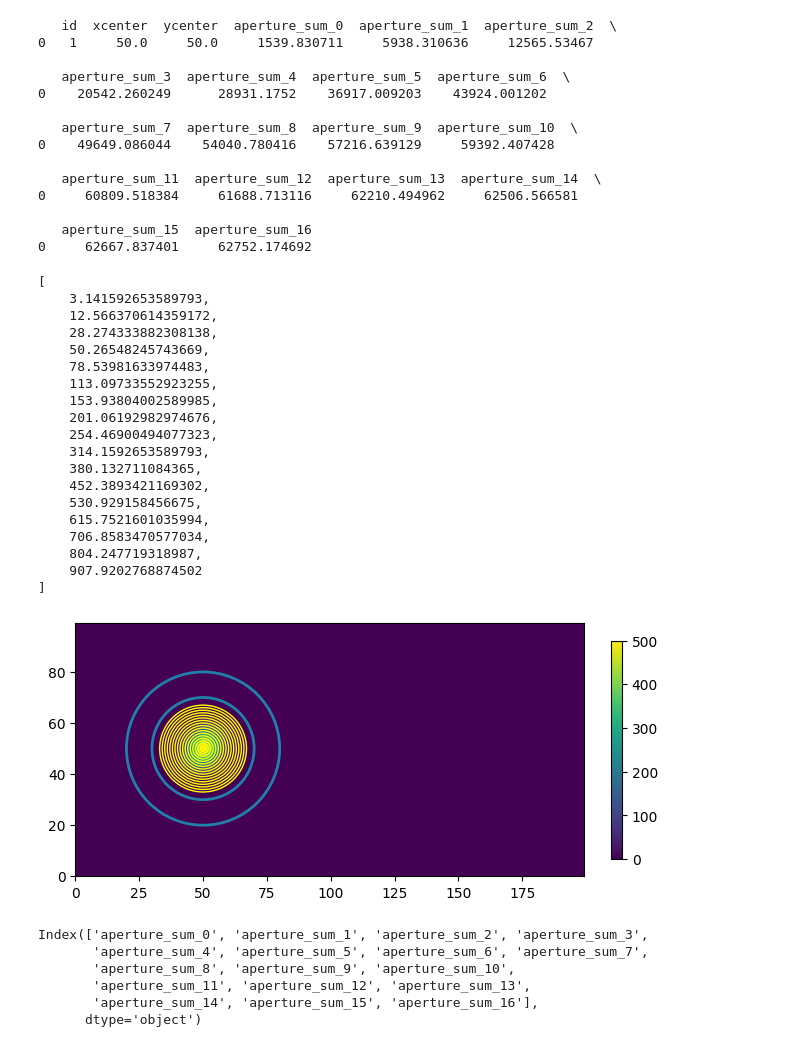
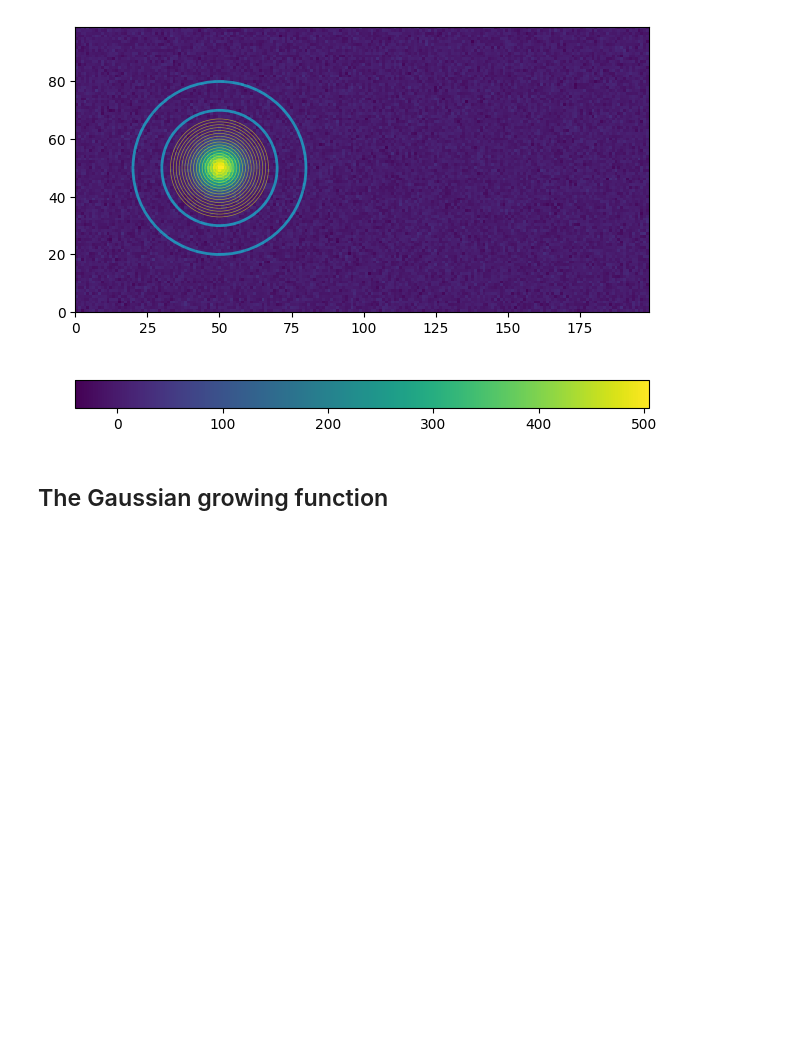
Before and after one commit to AlexeySergeyev/grow_gaussian, a Jupyter notebook: demo.ipynb, the cells around one changed output. Drawn from its saved outputs; the diff is of its cells as text; code cells hidden in the pictures; blank space fills up the shorter version.

```diff
--- a/demo.ipynb
+++ b/demo.ipynb
@@ -14,13 +12,8 @@ import pol_model as plm
 # %%
 # Create a model and generate some data
-m1 = plm.GaussModel(a=500, sx=5, theta=pi/3, ratio=0.8)
-x, y, m1_data = plm.Model2Data(m1, 0, 200, 0, 100, noise=0)
-
-m2 = plm.GaussModel(a=500, sx=m1.x_stddev.value*1.1, theta=pi/3, ratio=0.8)
-x, y, m2_data = plm.Model2Data(m2, 0, 200, 0, 100, noise=20)
-
+m1 = plm.GaussModel(a=500, sx=5, theta=pi/3, ratio=1.0)
+x, y, m1_data = plm.Model2Data(m1, 0, 200, 0, 100, noise=10)
 print('1:', m1)
-print('2:', m2)
 # %% [output]
 1: Model: Gaussian2D
 Inputs: ('x', 'y')
@@ -92,71 +78,34 @@ Phot annulus:
 # %%
 fig = plt.figure()
 ax = fig.add_subplot(111)
 
 cb = ax.imshow(m1_data, origin='lower', interpolation='nearest',
               extent=(x.min(), x.max(), y.min(), y.max())
               )
 annulus_aperture.plot(color='cyan', lw=2, alpha=0.5)
 
 # Circular aperture
 max_rad = 18
 apertures = []
 for r in np.arange(1, max_rad, 1):
     aperture = ap.CircularAperture(positions, r)
     apertures.append(aperture)
-    aperture.plot(color='yellow', lw=1, alpha=1.0)
+    aperture.plot(color='yellow', lw=0.5, alpha=0.5)
 
 phot_source = ap.aperture_photometry(m1_data, apertures).to_pandas()
 apertures_area = [aperture.area for aperture in apertures]
-print(phot_source)
-print(apertures_area)
 
-plt.colorbar(cb, ax=ax, fraction=0.02)
+# plt.colorbar(cb, ax=ax, fraction=0.02)
+plt.colorbar(cb, ax=ax, orientation='horizontal')
 plt.tight_layout()
+plt.savefig('figs/model1_apertures.png', facecolor='white')
 plt.show()
 # %% [output]
-   id  xcenter  ycenter  aperture_sum_0  aperture_sum_1  aperture_sum_2  \
-0   1     50.0     50.0     1539.830711     5938.310636     12565.53467
-
-   aperture_sum_3  aperture_sum_4  aperture_sum_5  aperture_sum_6  \
-0    20542.260249      28931.1752    36917.009203    43924.001202
-
-   aperture_sum_7  aperture_sum_8  aperture_sum_9  aperture_sum_10  \
-0    49649.086044    54040.780416    57216.639129     59392.407428
-
-   aperture_sum_11  aperture_sum_12  aperture_sum_13  aperture_sum_14  \
-0     60809.518384     61688.713116     62210.494962     62506.566581
-
-   aperture_sum_15  aperture_sum_16
-0     62667.837401     62752.174692
-[
-    3.141592653589793,
-    12.566370614359172,
-    28.274333882308138,
-    50.26548245743669,
-    78.53981633974483,
-    113.09733552923255,
-    153.93804002589985,
-    201.06192982974676,
-    254.46900494077323,
-    314.1592653589793,
-    380.132711084365,
-    452.3893421169302,
-    530.929158456675,
-    615.7521601035994,
-    706.8583470577034,
-    804.247719318987,
-    907.9202768874502
-]
-[figure, old version]
+[figure, new version]
 # %%
 cond = [x.startswith('aperture_sum') for x in phot_source.columns]
 phot_columns = phot_source.columns[cond]
-phot_columns
+xs = np.array([aperture.r for aperture in apertures], dtype=float)
+ys = phot_source.loc[0, phot_columns].values
-# %% [output]
-Index(['aperture_sum_0', 'aperture_sum_1', 'aperture_sum_2', 'aperture_sum_3',
-       'aperture_sum_4', 'aperture_sum_5', 'aperture_sum_6', 'aperture_sum_7',
-       'aperture_sum_8', 'aperture_sum_9', 'aperture_sum_10',
-       'aperture_sum_11', 'aperture_sum_12', 'aperture_sum_13',
-       'aperture_sum_14', 'aperture_sum_15', 'aperture_sum_16'],
-      dtype='object')
+# %% [markdown]
+## The Gaussian growing function
```
Also changed, not shown: parts of 21 cells of this notebook, 6 other files.
